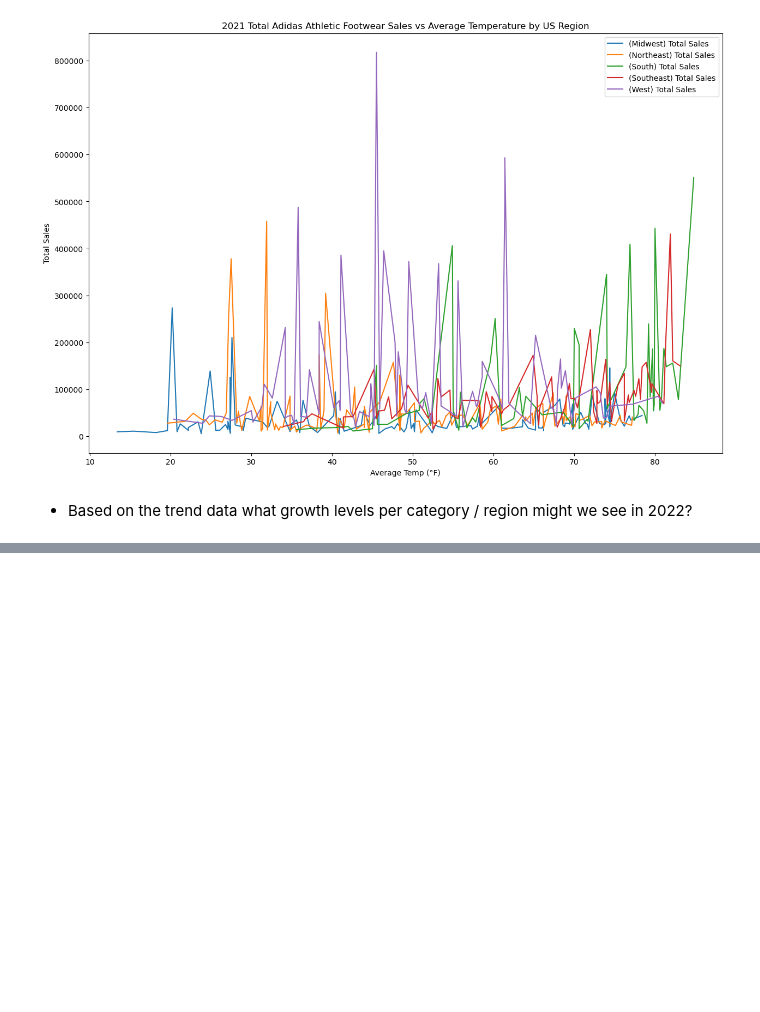
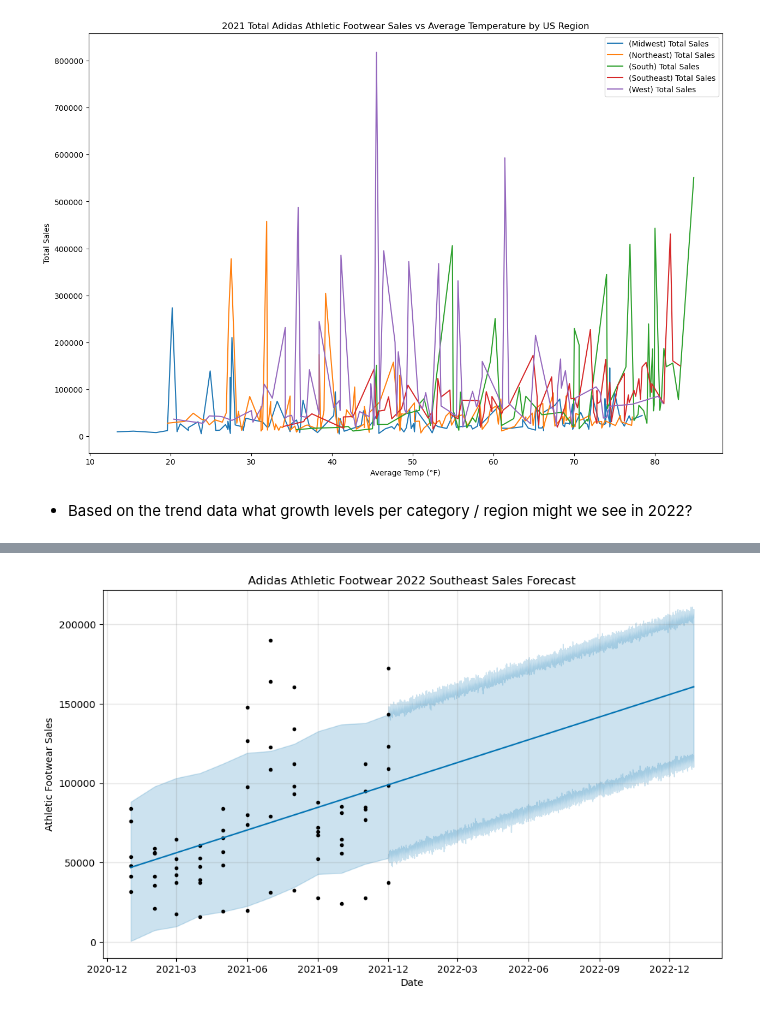
Before and after one commit to Krinnik/adidas_sales_temp_analysis, a Jupyter notebook: nik_workspace.ipynb, the cells around one changed output, grey strips where cells are left out. Saved outputs shown, nothing was run; the diff lists cells and outputs as text; code cells hidden in the pictures; blank space fills up the shorter version.

```diff
--- a/nik_workspace.ipynb
+++ b/nik_workspace.ipynb
@@ -1405,0 +1577,3 @@ plt.show()
+# %%
+se_model = Prophet()
+se_model
@@ -1405,0 +1605,2 @@ plt.show()
+# %%
+se_model.fit(adidas_se_trends)
@@ -1405,0 +1648,3 @@ plt.show()
+# %%
+future_se_trends = se_model.make_future_dataframe(periods=9503, freq='h')
+future_se_trends.tail()
@@ -1405,0 +1699,3 @@ plt.show()
+# %%
+forecast_se_trends = se_model.predict(future_se_trends)
+forecast_se_trends.head()
@@ -1405,0 +1829,8 @@ plt.show()
+# %%
+se_model.plot(forecast_se_trends)
+plt.title('Adidas Athletic Footwear 2022 Southeast Sales Forecast')
+plt.xlabel('Date')
+plt.ylabel('Athletic Footwear Sales')
+plt.show()
+# %% [output]
+[figure, added]
```
Also changed, not shown: parts of 42 cells of this notebook.
